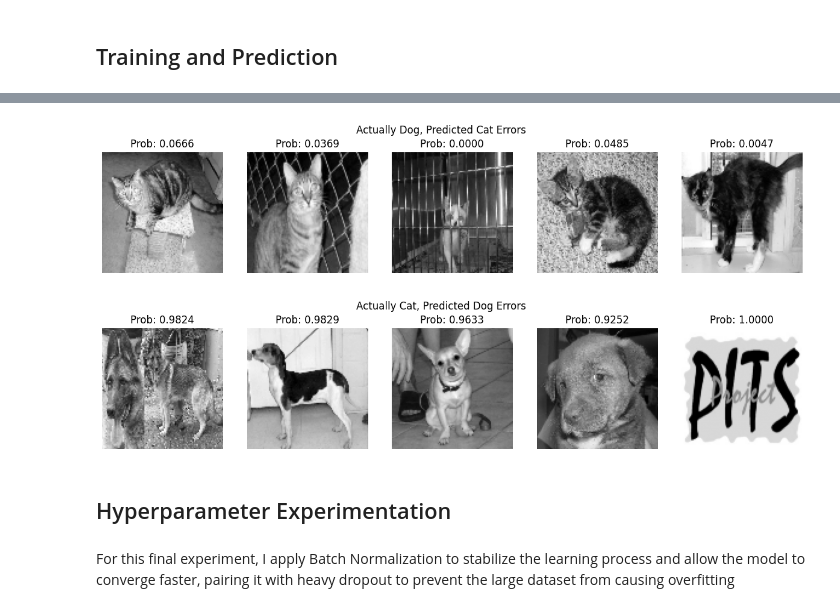
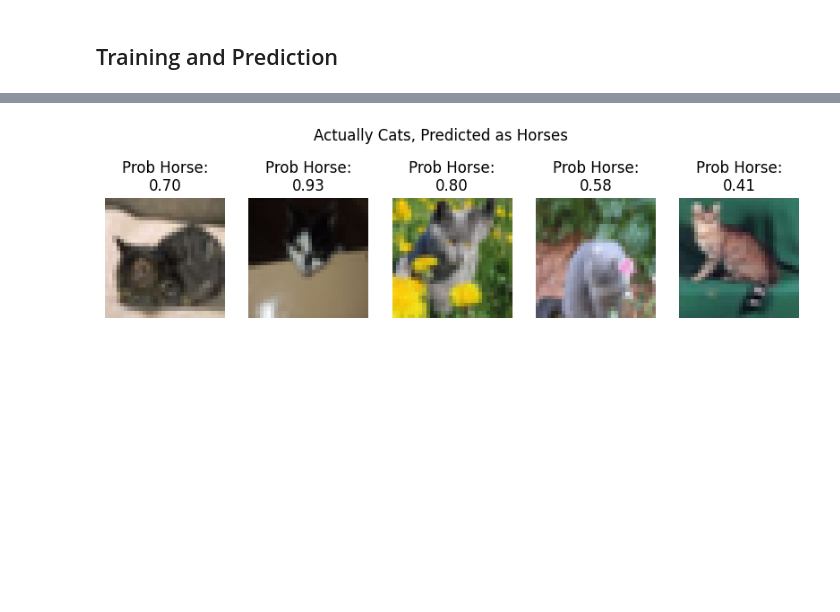
Before and after one commit to ikoghoddds-bit/Data-Science-Portfolio-C21, a Jupyter notebook: Projects/Project-6/Images-Description.for.Students_Pass_8.ipynb, the cells around one changed output, grey strips where cells are left out. Saved outputs shown, nothing was run; the diff lists cells and outputs as text; code cells hidden in the pictures; blank space fills up the shorter version.

```diff
--- a/Projects/Project-6/Images-Description.for.Students_Pass_8.ipynb
+++ b/Projects/Project-6/Images-Description.for.Students_Pass_8.ipynb
@@ -102,2 +106,7 @@ X_subset = X_subset / 255.0
+# %%
+# Data Cleaning (Scaling)
+
+X_train = X_train_sub / 255.0
+X_test = X_test_sub / 255.0
 # %% [markdown]
 ### Exploratory Data Analysis (EDA)
@@ -115,13 +124,14 @@ y_subset shape: (24946,)
 ### Visual Inspection and Label Verification
 # %%
 # Visual Inspection and Label Verification
+
+class_names = {0: "Cat", 1: "Dog", 2: "Horse"}
 
 plt.figure(figsize=(15, 3))
 for i in range(5):
     plt.subplot(1, 5, i+1)
-    plt.imshow(X_subset[i].reshape(100, 100), cmap='gray')
-    label = "Dog" if y_subset[i] == 1 else "Cat"
-    plt.title(f"Label: {y_subset[i]} ({label})")
+    plt.imshow(X_train[i]) # No reshape needed, matplotlib handles (32, 32, 3) automatically
+    plt.title(f"Label: {y_train[i]} ({class_names[y_train[i]]})")
     plt.axis('off')
 plt.show()
 # %% [output]
@@ -252,5 +264,5 @@ With all 24,946 images, the distributions is at their most optimized state, with
 # %%
-# Generate predictions for the test set
+# Generate predictions (this returns arrays of 3 probabilities)
 
-test_predictions = model.predict(X_test).flatten()
+raw_predictions = model.predict(X_test)
 # %% [output]
@@ -289,0 +270,4 @@ false_dogs = np.where((y_test == 0) & (test_predictions > 0.9))[0]
+# %%
+# Convert probabilities to actual class predictions by finding the index with the highest probability
+
+class_predictions = np.argmax(raw_predictions, axis=1)
@@ -290,29 +293,20 @@ false_dogs = np.where((y_test == 0) & (test_predictions > 0.9))[0]
 # %%
-# Visually Inspecting Oddities
+# Visualize a few high-confidence errors (e.g., Actually Cat, Predicted Horse)
 
-def plot_errors(error_indices, title_prefix):
-    if len(error_indices) == 0:
-        print(f"No {title_prefix} found at this confidence threshold.")
-        return
+errors = np.where((y_test == 0) & (class_predictions == 2))[0]
+if len(errors) > 0:
+    plt.figure(figsize=(10, 3))
+    plot_count = min(len(errors), 5)
+    for i in range(plot_count):
+        idx = errors[i]
+        plt.subplot(1, 5, i+1)
+        plt.imshow(X_test[idx])
 
-    plt.figure(figsize=(15, 3))
-    # Plot up to 5 errors
-    plot_count = min(len(error_indices), 5)
-    for i in range(plot_count):
-        idx = error_indices[i]
-        plt.subplot(1, 5, i+1)
-        plt.imshow(X_test[idx].reshape(100, 100), cmap='gray')
-        plt.title(f"Prob: {test_predictions[idx]:.4f}")
+        # Show the confidence the model had that it was a horse (index 2)
+
+        plt.title(f"Prob Horse:\n{raw_predictions[idx][2]:.2f}")
         plt.axis('off')
-    plt.suptitle(f"{title_prefix} Errors")
+    plt.suptitle("Actually Cats, Predicted as Horses")
     plt.show()
-
-plot_errors(false_cats, "Actually Dog, Predicted Cat")
-plot_errors(false_dogs, "Actually Cat, Predicted Dog")
 # %% [output]
-[figure, old version]
+[figure, new version]
-[figure, removed]
-# %% [markdown]
-## Hyperparameter Experimentation
-# %% [markdown]
-For this final experiment, I apply Batch Normalization to stabilize the learning process and allow the model to converge faster, pairing it with heavy dropout to prevent the large dataset from causing overfitting
```
Also changed, not shown: parts of 37 cells of this notebook.
